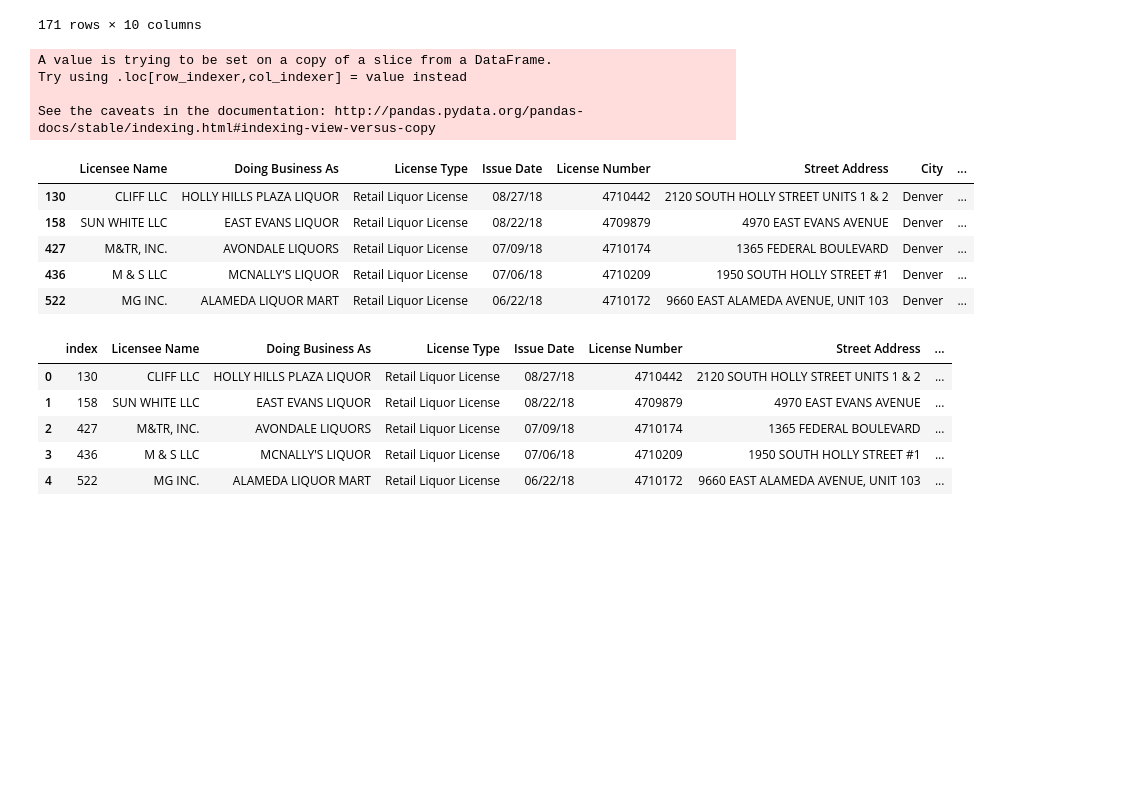
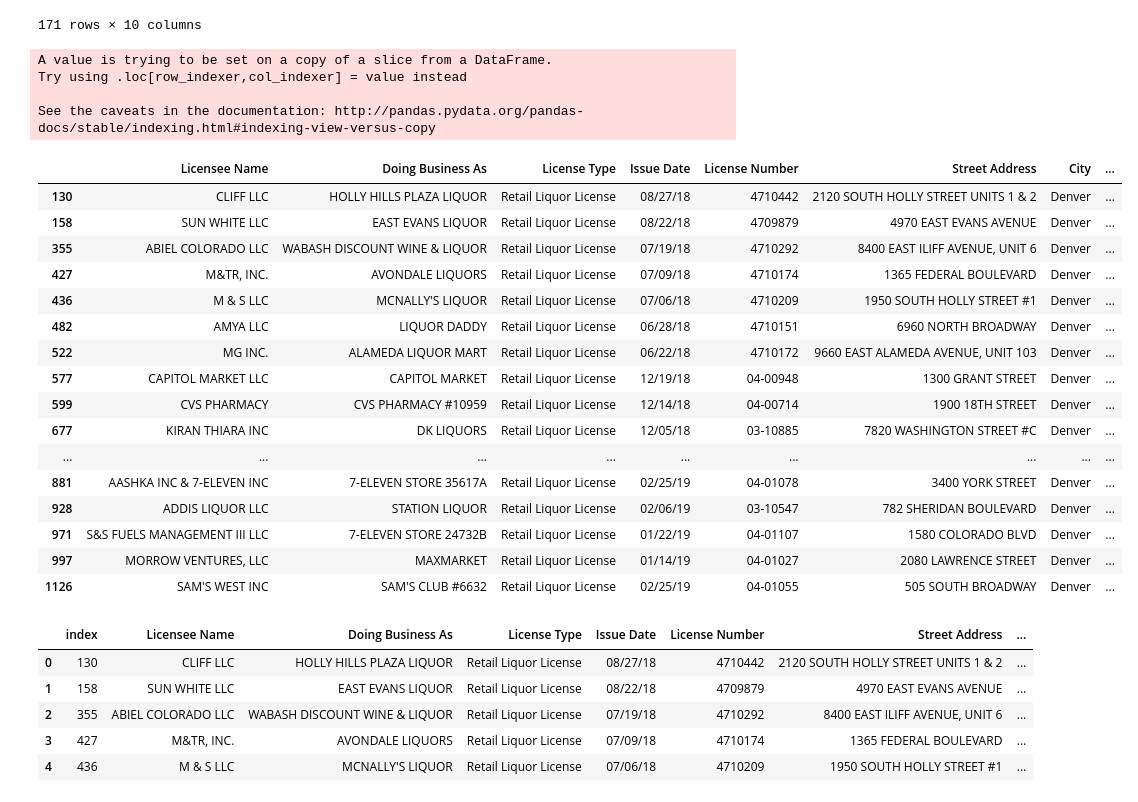
Before and after one commit to dodco2646/Final_4_Project, a Jupyter notebook: License_Project_DataFrame.ipynb, the cells around one changed output. Drawn from its saved outputs; the diff is of its cells as text; code cells hidden in the pictures; blank space fills up the shorter version.

```diff
--- a/License_Project_DataFrame.ipynb
+++ b/License_Project_DataFrame.ipynb
@@ -40,24 +40,37 @@ rec_app_liq_denver
 # %%
 
 
 rec_app_liq_denver['License Type'] = rec_app_liq_denver['License Type'].replace({
                                             'Liquor Store (city)': 'Retail Liquor License',
                                             'Fermented Malt Beverage Off (city)': 'Retail Liquor License',
-                                            'Liquor Licensed Drug Store (city)': 'Retail Liquor License'})
+                                            'Liquor Licensed Drug Store (city)': 'Retail Liquor License',
+                                            'Liquor Store (county)': 'Retail Liquor License',
+                                            'Fermented Malt Beverage Off (county)': 'Retail Liquor License'})
 
 rec_app_liq_denver = rec_app_liq_denver.loc[rec_app_liq_denver['License Type'] == 'Retail Liquor License']
-rec_app_liq_denver.head()
+rec_app_liq_denver
 # %% [output]
 A value is trying to be set on a copy of a slice from a DataFrame.
 Try using .loc[row_indexer,col_indexer] = value instead
 
 See the caveats in the documentation: http://pandas.pydata.org/pandas-docs/stable/indexing.html#indexing-view-versus-copy
 |  | Licensee Name | Doing Business As | License Type | Issue Date | License Number | Street Address | City | ... |
 | 130 | CLIFF LLC | HOLLY HILLS PLAZA LIQUOR | Retail Liquor License | 08/27/18 | 4710442 | 2120 SOUTH HOLLY STREET UNITS 1 & 2 | Denver | ... |
 | 158 | SUN WHITE LLC | EAST EVANS LIQUOR | Retail Liquor License | 08/22/18 | 4709879 | 4970 EAST EVANS AVENUE | Denver | ... |
+| 355 | ABIEL COLORADO LLC | WABASH DISCOUNT WINE & LIQUOR | Retail Liquor License | 07/19/18 | 4710292 | 8400 EAST ILIFF AVENUE, UNIT 6 | Denver | ... |
 | 427 | M&TR, INC. | AVONDALE LIQUORS | Retail Liquor License | 07/09/18 | 4710174 | 1365 FEDERAL BOULEVARD | Denver | ... |
 | 436 | M & S LLC | MCNALLY'S LIQUOR | Retail Liquor License | 07/06/18 | 4710209 | 1950 SOUTH HOLLY STREET #1 | Denver | ... |
+| 482 | AMYA LLC | LIQUOR DADDY | Retail Liquor License | 06/28/18 | 4710151 | 6960 NORTH BROADWAY | Denver | ... |
 | 522 | MG INC. | ALAMEDA LIQUOR MART | Retail Liquor License | 06/22/18 | 4710172 | 9660 EAST ALAMEDA AVENUE, UNIT 103 | Denver | ... |
+| 577 | CAPITOL MARKET LLC | CAPITOL MARKET | Retail Liquor License | 12/19/18 | 04-00948 | 1300 GRANT STREET | Denver | ... |
+| 599 | CVS PHARMACY | CVS PHARMACY #10959 | Retail Liquor License | 12/14/18 | 04-00714 | 1900 18TH STREET | Denver | ... |
+| 677 | KIRAN THIARA INC | DK LIQUORS | Retail Liquor License | 12/05/18 | 03-10885 | 7820 WASHINGTON STREET #C | Denver | ... |
+| ... | ... | ... | ... | ... | ... | ... | ... | ... |
+| 881 | AASHKA INC & 7-ELEVEN INC | 7-ELEVEN STORE 35617A | Retail Liquor License | 02/25/19 | 04-01078 | 3400 YORK STREET | Denver | ... |
+| 928 | ADDIS LIQUOR LLC | STATION LIQUOR | Retail Liquor License | 02/06/19 | 03-10547 | 782 SHERIDAN BOULEVARD | Denver | ... |
+| 971 | S&S FUELS MANAGEMENT III LLC | 7-ELEVEN STORE 24732B | Retail Liquor License | 01/22/19 | 04-01107 | 1580 COLORADO BLVD | Denver | ... |
+| 997 | MORROW VENTURES, LLC | MAXMARKET | Retail Liquor License | 01/14/19 | 04-01027 | 2080 LAWRENCE STREET | Denver | ... |
+| 1126 | SAM'S WEST INC | SAM'S CLUB #6632 | Retail Liquor License | 02/25/19 | 04-01055 | 505 SOUTH BROADWAY | Denver | ... |
 # %%
 rec_app_liq_denver = rec_app_liq_denver.reset_index()
 rec_app_liq_denver.head()
@@ -65,6 +78,6 @@ rec_app_liq_denver.head()
 |  | index | Licensee Name | Doing Business As | License Type | Issue Date | License Number | Street Address | ... |
 | 0 | 130 | CLIFF LLC | HOLLY HILLS PLAZA LIQUOR | Retail Liquor License | 08/27/18 | 4710442 | 2120 SOUTH HOLLY STREET UNITS 1 & 2 | ... |
 | 1 | 158 | SUN WHITE LLC | EAST EVANS LIQUOR | Retail Liquor License | 08/22/18 | 4709879 | 4970 EAST EVANS AVENUE | ... |
-| 2 | 427 | M&TR, INC. | AVONDALE LIQUORS | Retail Liquor License | 07/09/18 | 4710174 | 1365 FEDERAL BOULEVARD | ... |
-| 3 | 436 | M & S LLC | MCNALLY'S LIQUOR | Retail Liquor License | 07/06/18 | 4710209 | 1950 SOUTH HOLLY STREET #1 | ... |
-| 4 | 522 | MG INC. | ALAMEDA LIQUOR MART | Retail Liquor License | 06/22/18 | 4710172 | 9660 EAST ALAMEDA AVENUE, UNIT 103 | ... |
+| 2 | 355 | ABIEL COLORADO LLC | WABASH DISCOUNT WINE & LIQUOR | Retail Liquor License | 07/19/18 | 4710292 | 8400 EAST ILIFF AVENUE, UNIT 6 | ... |
+| 3 | 427 | M&TR, INC. | AVONDALE LIQUORS | Retail Liquor License | 07/09/18 | 4710174 | 1365 FEDERAL BOULEVARD | ... |
+| 4 | 436 | M & S LLC | MCNALLY'S LIQUOR | Retail Liquor License | 07/06/18 | 4710209 | 1950 SOUTH HOLLY STREET #1 | ... |
```
Also changed, not shown: parts of 14 cells of this notebook.
